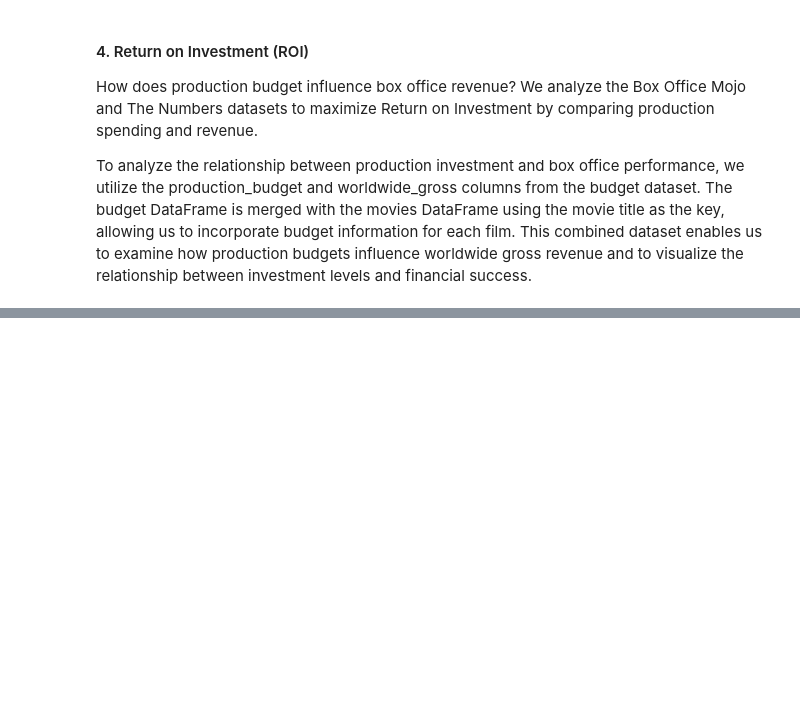
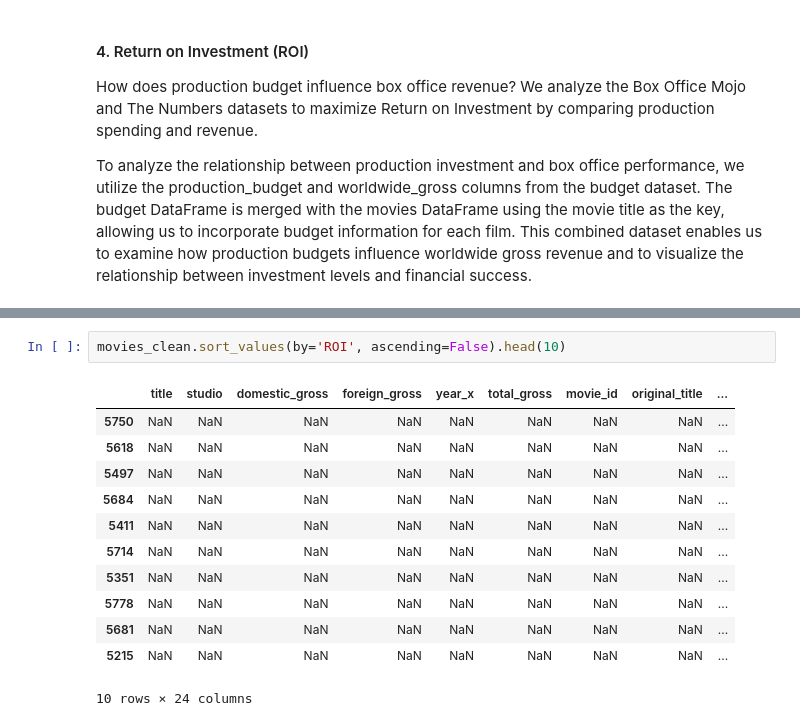
Before and after one commit to Esther-Margaret-Mwangi/Movie-studio-eda-analysis, a Jupyter notebook: movie.ipynb, the cells around one changed output, grey strips where cells are left out. Cells and saved outputs as stored; diff of their text form; blank space fills up the shorter version.

```diff
--- a/movie.ipynb
+++ b/movie.ipynb
@@ -532,0 +572,15 @@ plt.show()
+# %%
+movies_clean.sort_values(by='ROI', ascending=False).head(10)
+# %% [output]
+|  | title | studio | domestic_gross | foreign_gross | year_x | total_gross | movie_id | original_title | ... |
+| 5750 | NaN | NaN | NaN | NaN | NaN | NaN | NaN | NaN | ... |
+| 5618 | NaN | NaN | NaN | NaN | NaN | NaN | NaN | NaN | ... |
+| 5497 | NaN | NaN | NaN | NaN | NaN | NaN | NaN | NaN | ... |
+| 5684 | NaN | NaN | NaN | NaN | NaN | NaN | NaN | NaN | ... |
+| 5411 | NaN | NaN | NaN | NaN | NaN | NaN | NaN | NaN | ... |
+| 5714 | NaN | NaN | NaN | NaN | NaN | NaN | NaN | NaN | ... |
+| 5351 | NaN | NaN | NaN | NaN | NaN | NaN | NaN | NaN | ... |
+| 5778 | NaN | NaN | NaN | NaN | NaN | NaN | NaN | NaN | ... |
+| 5681 | NaN | NaN | NaN | NaN | NaN | NaN | NaN | NaN | ... |
+| 5215 | NaN | NaN | NaN | NaN | NaN | NaN | NaN | NaN | ... |
+10 rows × 24 columns
```
Also changed, not shown: parts of 9 cells of this notebook.
